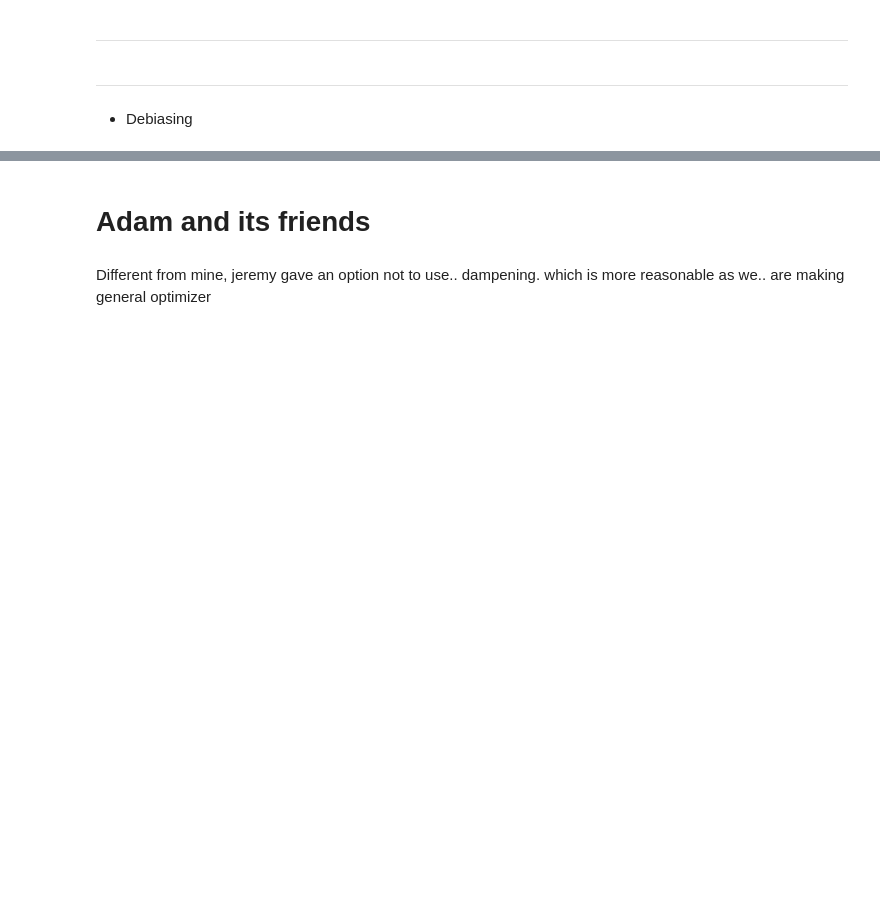
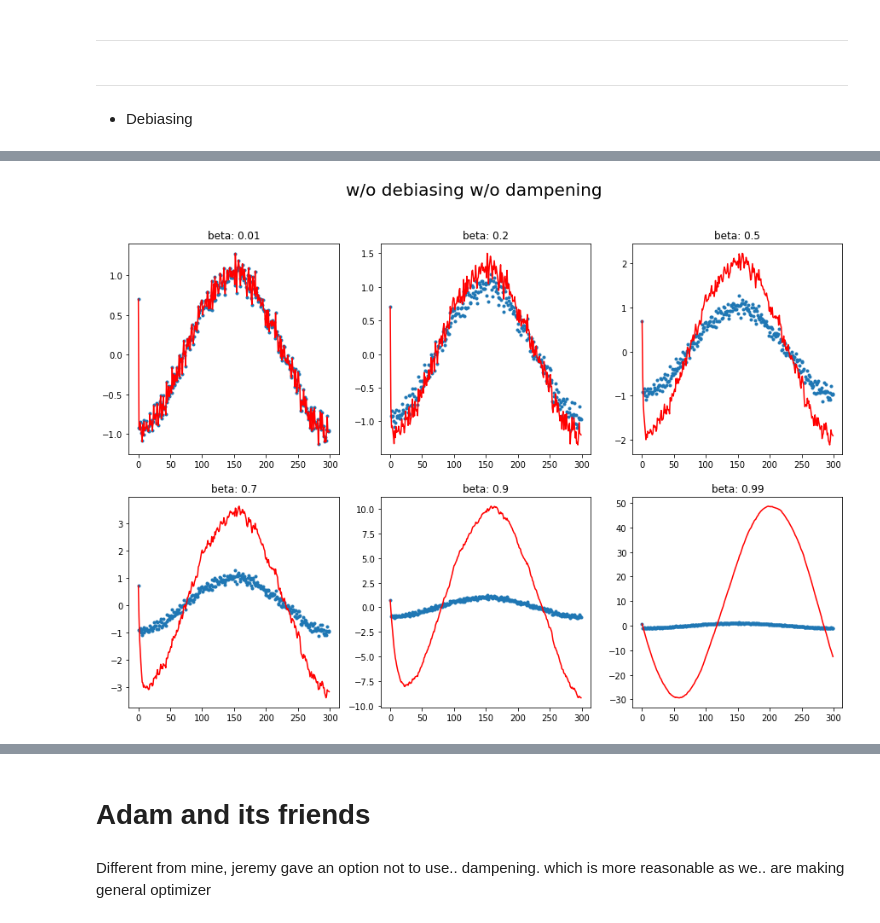
Before and after one commit to SpellOnYou/1000-days-of-code, a Jupyter notebook: dl_scratch/optimizer.ipynb, the cells around one changed output, grey strips where cells are left out. Drawn from its saved outputs; the diff is of its cells as text; code cells hidden in the pictures; blank space fills up the shorter version.

```diff
--- a/dl_scratch/optimizer.ipynb
+++ b/dl_scratch/optimizer.ipynb
@@ -841,0 +791,25 @@ def mom_dbias(p, lr, state, m):
+# %%
+def plot_mom(f, title=''):
+    beta = [0.01, 0.2, 0.5, 0.7, 0.9, 0.99]
+    fig, axes = plt.subplots(2,3, figsize=(15,10))
+    for b, ax in zip(beta, axes.flatten()):
+        ax.plot(y, linestyle='None', marker='.')
+        avg, result = 0, []
+        for i, yi in enumerate(y):
+            avg, res = f(avg, b, yi, i)
+            result.append(res)
+        ax.plot(result, color='red')
+        ax.set_title(f"beta: {b}")
+    fig.suptitle(f'{title}', fontsize=20)
+
+
+def mom1(avg, b, yi, i):
+    avg = (avg*b + yi)
+    return avg, avg
+plot_mom(mom1, 'w/o debiasing w/o dampening')
+
+def mom2(avg, b, yi, i):
+    avg = ((avg*b) + (1-b)*yi)
+    return avg, avg
+# %% [output]
+[figure, added]
```
Also changed, not shown: parts of 20 cells of this notebook.
